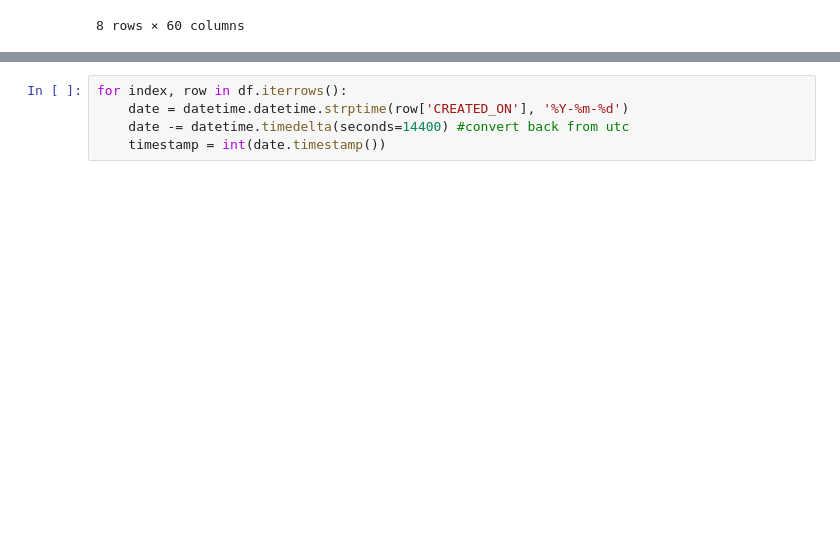
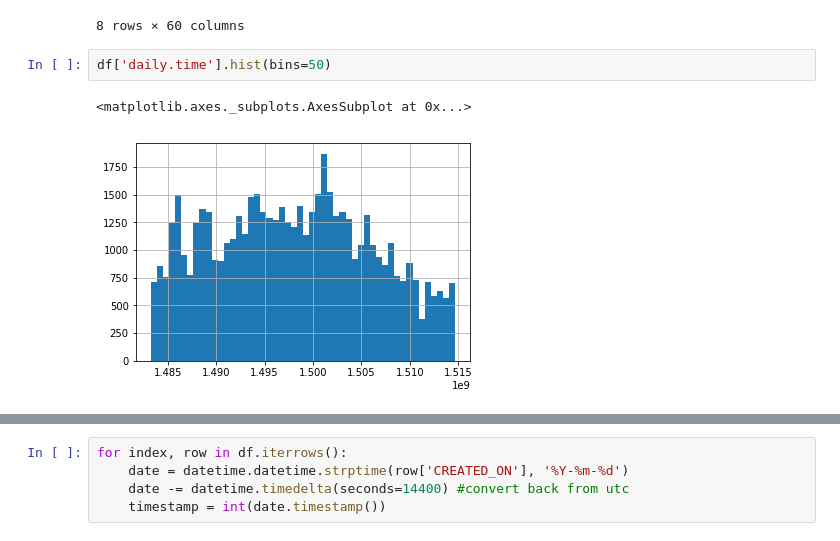
Before and after one commit to erl67/Pittsburgh-311-Weather-Analysis, a Jupyter notebook: 311_CombinedMaster.ipynb, the cells around one changed output, grey strips where cells are left out. Saved outputs shown, nothing was run; the diff lists cells and outputs as text; blank space fills up the shorter version.

```diff
--- a/311_CombinedMaster.ipynb
+++ b/311_CombinedMaster.ipynb
@@ -122,3 +123,8 @@ df.describe()
 | 75% | 183764.750000 | 1.000000 | 7.000000 | 22.000000 | 4.200329e+10 | 5.000000 | 22.000000 | ... |
 | max | 205290.000000 | 3.000000 | 9.000000 | 32.000000 | 4.200398e+10 | 6.000000 | 32.000000 | ... |
 8 rows × 60 columns
+# %%
+df['daily.time'].hist(bins=50)
+# %% [output]
+<matplotlib.axes._subplots.AxesSubplot at 0x...>
+[figure, added]
```
Also changed, not shown: parts of 12 cells of this notebook.
